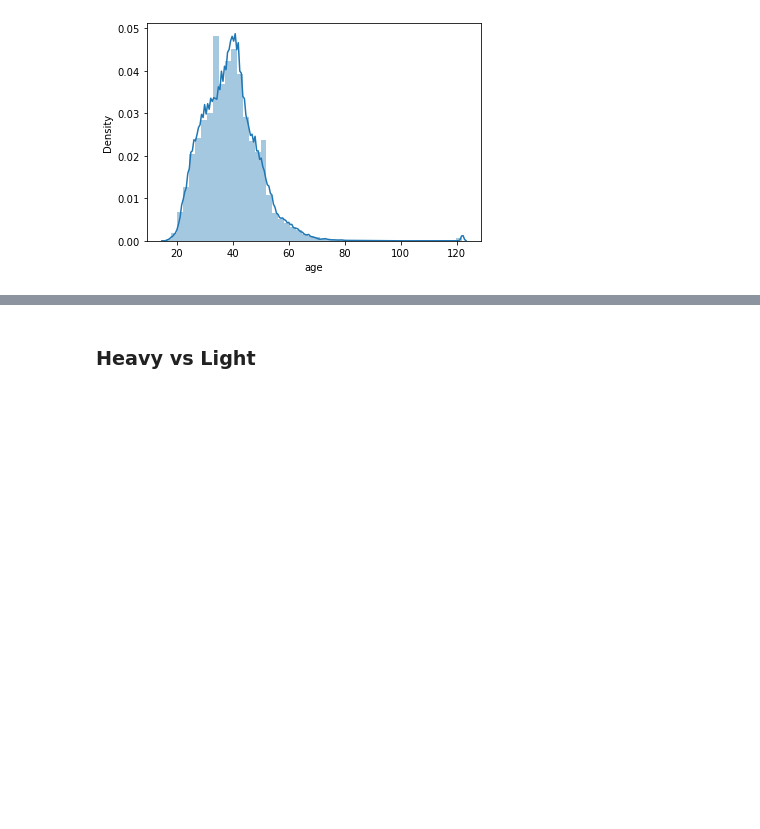
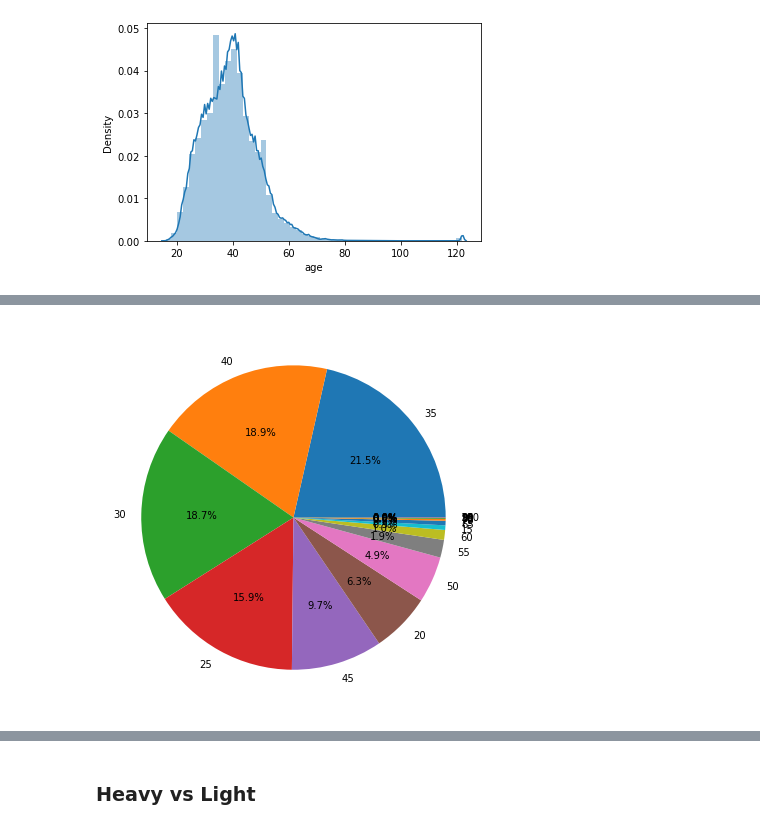
Before and after one commit to LUCI031/chai_analytics, a Jupyter notebook: EDA.ipynb, the cells around one changed output, grey strips where cells are left out. Cells and saved outputs as stored; diff of their text form; code cells hidden in the pictures; blank space fills up the shorter version.

```diff
--- a/EDA.ipynb
+++ b/EDA.ipynb
@@ -656,0 +751,16 @@ sns.distplot(df['age'])
+# %%
+# 유저별 총 거래량
+a = df_age.groupby('customer_id').sum().reset_index()
+b = df_age.groupby('customer_id').count().reset_index()[['customer_id','age_group']]
+b = b.rename(columns={'age_group':'count'})
+a = pd.merge(a,b,on='customer_id')
+a['age_group'] = a['age_group']//a['count']
+a = a.iloc[:,:-1]
+# %%
+# 고객 수 자체도 30대가 가장 많은 것을 알 수 있음
+plt.figure(figsize=(7,7),facecolor="white")
+labels = a['age_group'].value_counts().index.to_list()
+plt.pie(a['age_group'].value_counts(),labels=labels,autopct='%.1f%%')
+plt.show()
+# %% [output]
+[figure, added]
```
Also changed, not shown: parts of 11 cells of this notebook.
